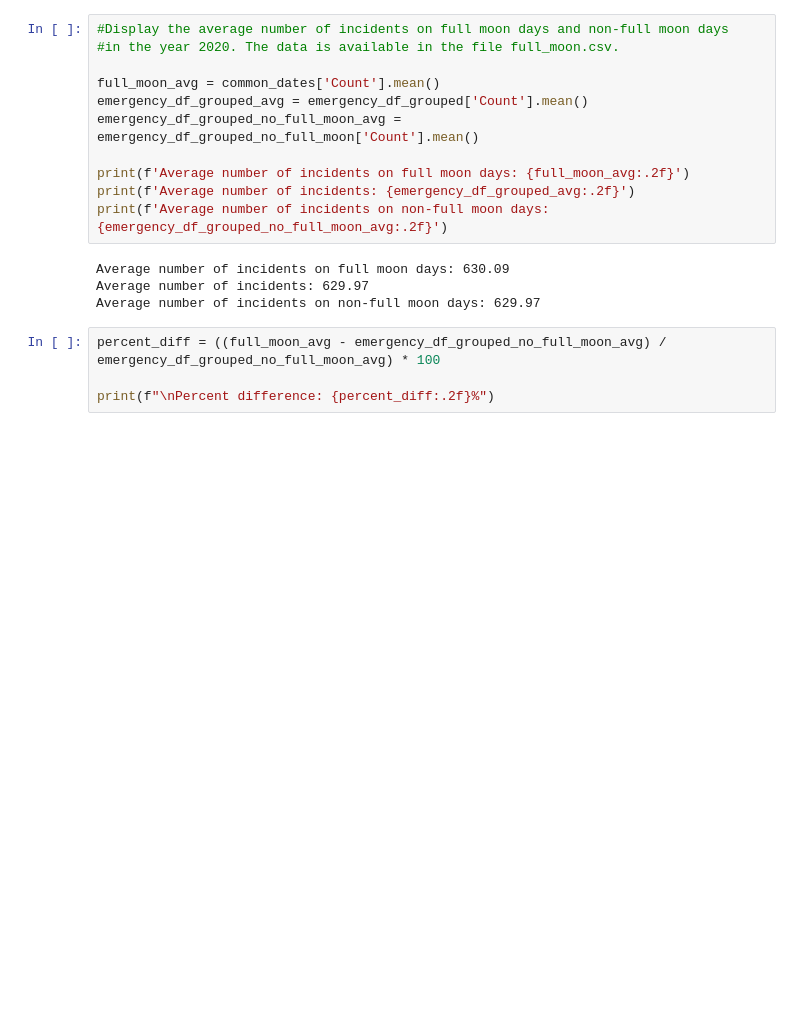
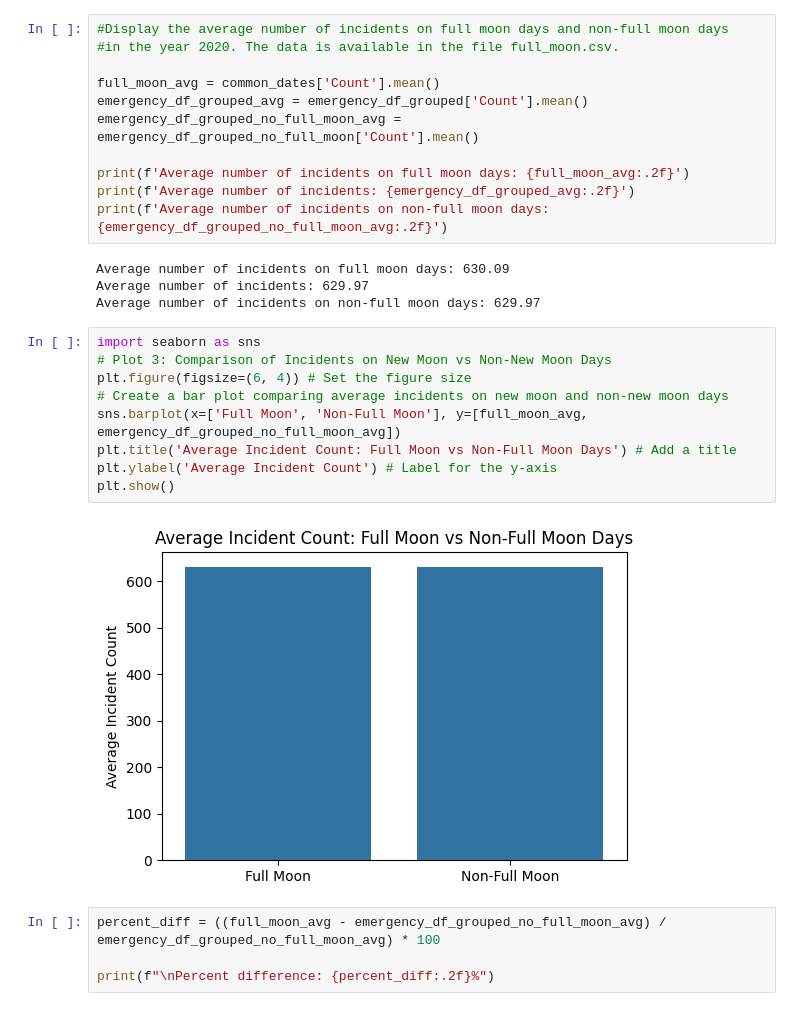
Before and after one commit to mattlundberg/Project-1, a Jupyter notebook: jasons_full_moon_analysis.ipynb, the cells around one changed output. Drawn from its saved outputs; the diff is of its cells as text; blank space fills up the shorter version.

Commit message:
Deleted bar graph and added Average graph

```diff
--- a/jasons_full_moon_analysis.ipynb
+++ b/jasons_full_moon_analysis.ipynb
@@ -268,6 +253,17 @@ print(f'Average number of incidents on non-full moon days: {emergency_df_grouped
 Average number of incidents on full moon days: 630.09
 Average number of incidents: 629.97
 Average number of incidents on non-full moon days: 629.97
+# %%
+import seaborn as sns
+# Plot 3: Comparison of Incidents on New Moon vs Non-New Moon Days
+plt.figure(figsize=(6, 4)) # Set the figure size
+# Create a bar plot comparing average incidents on new moon and non-new moon days
+sns.barplot(x=['Full Moon', 'Non-Full Moon'], y=[full_moon_avg, emergency_df_grouped_no_full_moon_avg])
+plt.title('Average Incident Count: Full Moon vs Non-Full Moon Days') # Add a title
+plt.ylabel('Average Incident Count') # Label for the y-axis
+plt.show()
+# %% [output]
+[figure, added]
 # %%
 percent_diff = ((full_moon_avg - emergency_df_grouped_no_full_moon_avg) / emergency_df_grouped_no_full_moon_avg) * 100
 
```
Also changed, not shown: parts of 3 cells of this notebook.
